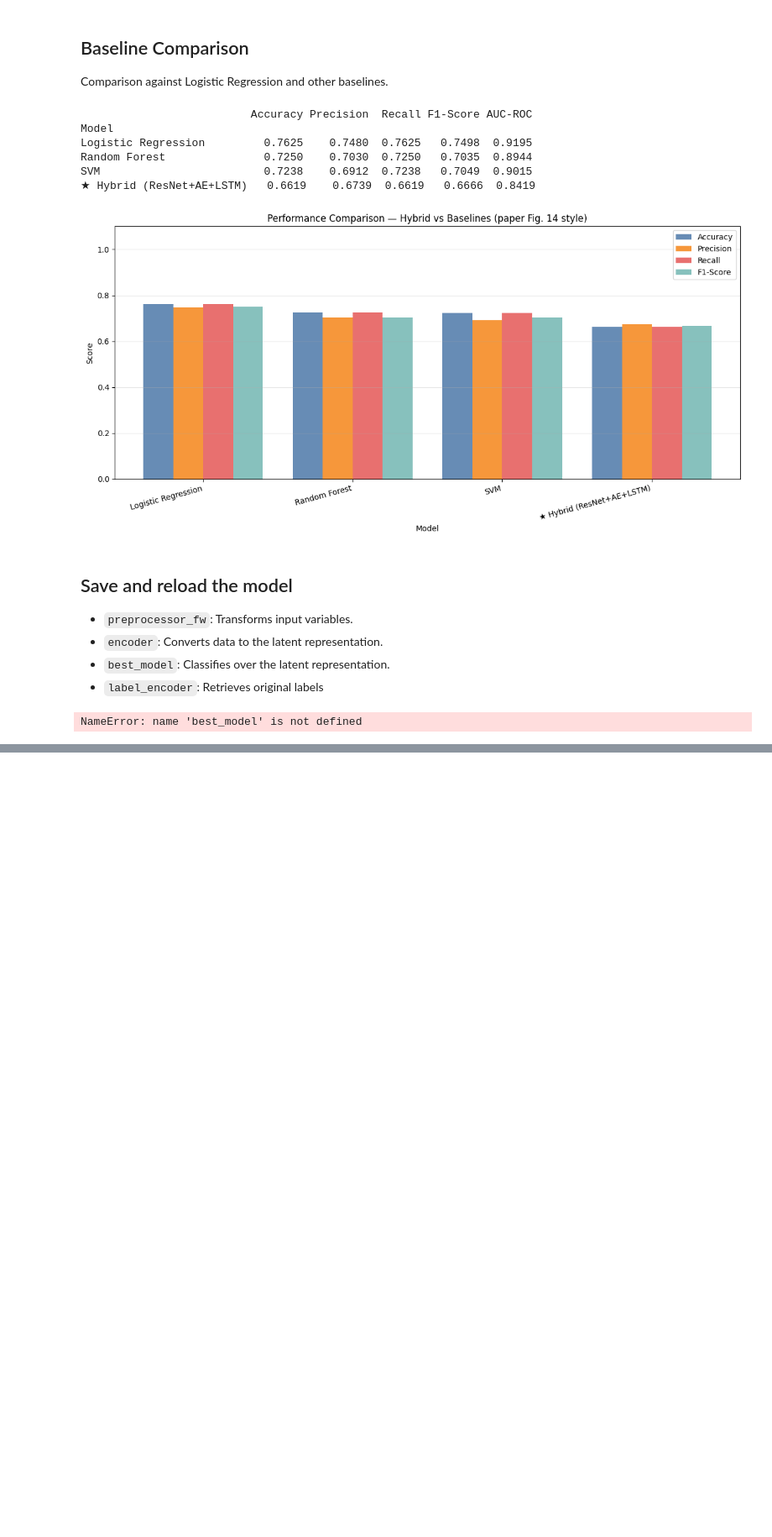
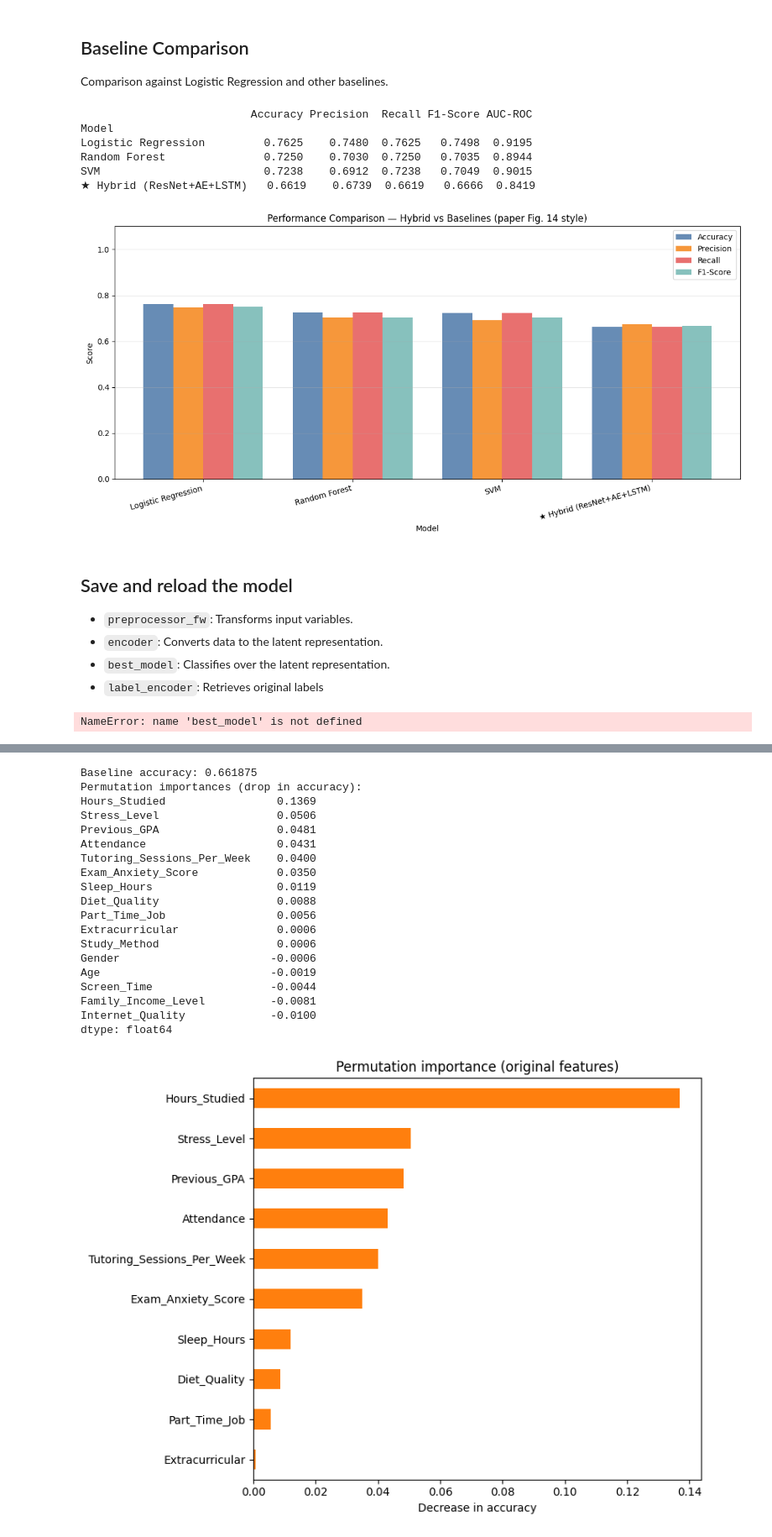
Before and after one commit to DanielContrerasCh/Student-Grade-Prediction, a Jupyter notebook: model.ipynb, the cells around one changed output, grey strips where cells are left out. Shown at 84% size. Drawn from its saved outputs; the diff is of its cells as text; code cells hidden in the pictures; blank space fills up the shorter version.

```diff
--- a/model.ipynb
+++ b/model.ipynb
@@ -875,0 +781,72 @@ Probabilidades: [8.2699623e-04 2.7116695e-03 5.9067123e-02 9.1989309e-01 1.75011
+# %%
+from sklearn.metrics import accuracy_score
+import numpy as np
+import pandas as pd
+import joblib
+from pathlib import Path
+from tensorflow import keras
+import matplotlib.pyplot as plt
+
+artifact_dir = Path('artifacts')
+try:
+    preprocessor = joblib.load(artifact_dir / 'hybrid_preprocessor.joblib')
+    label_encoder = joblib.load(artifact_dir / 'label_encoder.joblib')
+    encoder = keras.models.load_model(artifact_dir / 'hybrid_encoder.keras', compile=False)
+    model = keras.models.load_model(artifact_dir / 'hybrid_model.keras', compile=False)
+except Exception as e:
+    print('Error cargando artefactos:', e)
+    raise
+
+def predict_labels_from_df(X_df):
+    X_proc = X_df.copy()
+    if 'Student_ID' in X_proc.columns:
+        X_proc = X_proc.drop(columns=['Student_ID'])
+    X_proc = X_proc.reindex(columns=X.columns)
+    X_proc = X_proc.fillna(X.mode().iloc[0])
+    X_fw = preprocessor.transform(X_proc)
+    Z = encoder.predict(X_fw, verbose=0)
+    Z_seq = Z.reshape(Z.shape[0], Z.shape[1], 1)
+    proba = model.predict(Z_seq, verbose=0)
+    preds = np.argmax(proba, axis=1)
+    return preds, proba
+
+y_true = y_test
+baseline_preds, baseline_proba = predict_labels_from_df(X_test)
+baseline_score = accuracy_score(y_true, baseline_preds)
+print('Baseline accuracy:', baseline_score)
+
+importances = {}
+for col in X.columns:
+    X_perm = X_test.copy()
+    X_perm[col] = np.random.permutation(X_perm[col].values)
+    preds_perm, _ = predict_labels_from_df(X_perm)
+    score_perm = accuracy_score(y_true, preds_perm)
+    importances[col] = baseline_score - score_perm
+
+imp_series = pd.Series(importances).sort_values(ascending=False)
+print('Permutation importances (drop in accuracy):')
+print(imp_series.round(4))
+
+imp_series.head(10).plot(kind='barh', figsize=(8,6), color='C1')
+plt.gca().invert_yaxis(); plt.xlabel('Decrease in accuracy'); plt.title('Permutation importance (original features)'); plt.tight_layout(); plt.show()
+# %% [output]
+Baseline accuracy: 0.661875
+Permutation importances (drop in accuracy):
+Hours_Studied                 0.1369
+Stress_Level                  0.0506
+Previous_GPA                  0.0481
+Attendance                    0.0431
+Tutoring_Sessions_Per_Week    0.0400
+Exam_Anxiety_Score            0.0350
+Sleep_Hours                   0.0119
+Diet_Quality                  0.0088
+Part_Time_Job                 0.0056
+Extracurricular               0.0006
+Study_Method                  0.0006
+Gender                       -0.0006
+Age                          -0.0019
+Screen_Time                  -0.0044
+Family_Income_Level          -0.0081
+Internet_Quality             -0.0100
+dtype: float64
+[figure, added]
```
Also changed, not shown: parts of 2 cells of this notebook, 1 other file.
